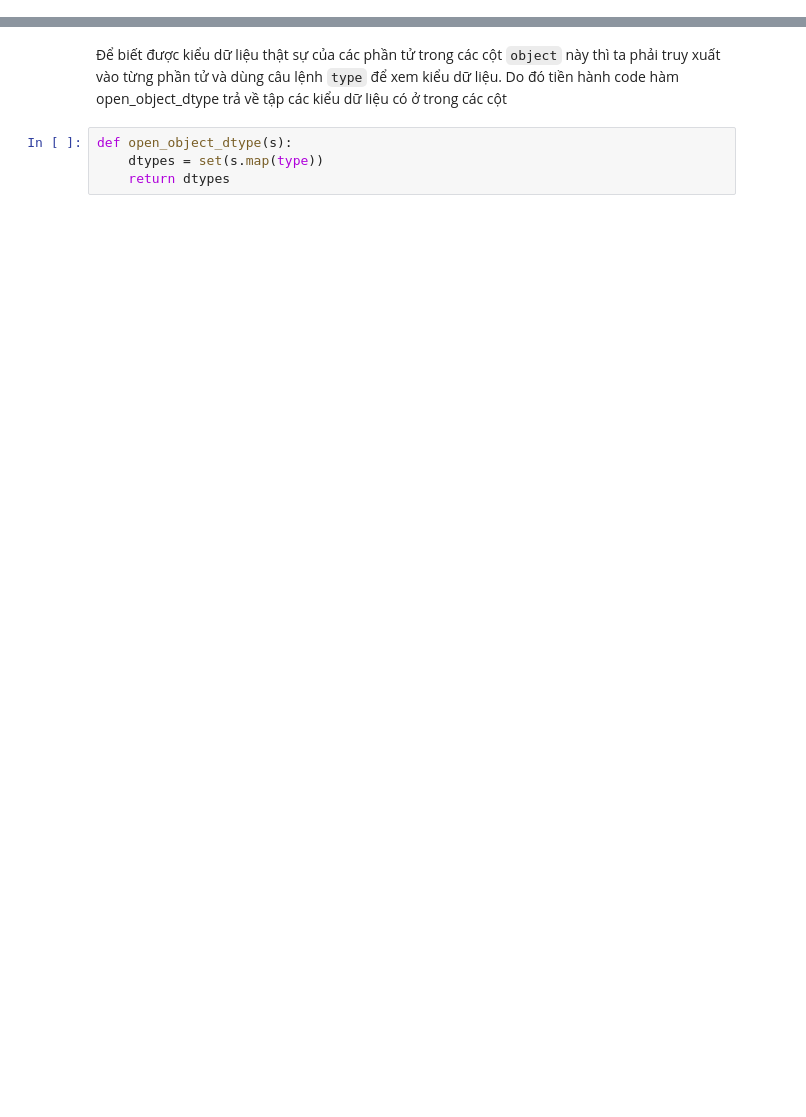
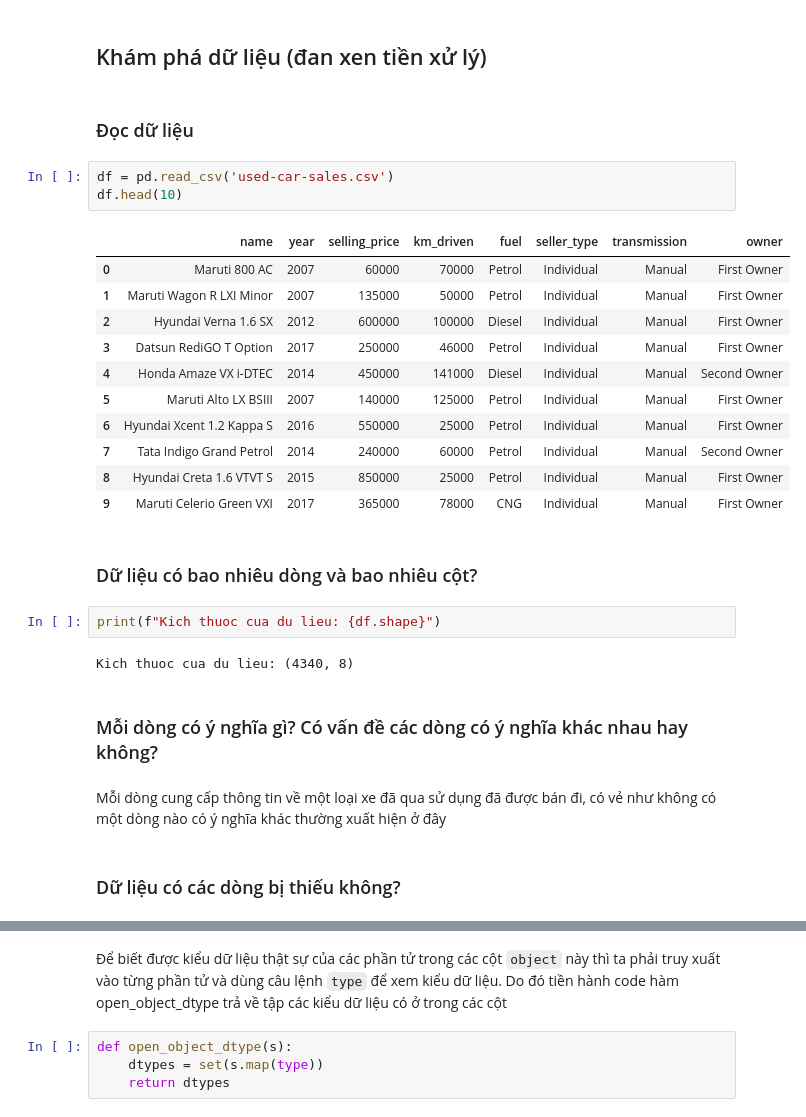
Before and after one commit to syhcmus/LTKHDL, a Jupyter notebook: 18120491_18120540.ipynb, the cells around one changed output, grey strips where cells are left out. Cells and saved outputs as stored; diff of their text form; blank space fills up the shorter version.

```diff
--- a/18120491_18120540.ipynb
+++ b/18120491_18120540.ipynb
@@ -73,0 +21,31 @@ array(['First Owner', 'Second Owner', 'Fourth & Above Owner',
+# %% [markdown]
+## Khám phá dữ liệu (đan xen tiền xử lý)
+# %% [markdown]
+### Đọc dữ liệu
+# %%
+df = pd.read_csv('used-car-sales.csv')
+df.head(10)
+# %% [output]
+|  | name | year | selling_price | km_driven | fuel | seller_type | transmission | owner |
+| 0 | Maruti 800 AC | 2007 | 60000 | 70000 | Petrol | Individual | Manual | First Owner |
+| 1 | Maruti Wagon R LXI Minor | 2007 | 135000 | 50000 | Petrol | Individual | Manual | First Owner |
+| 2 | Hyundai Verna 1.6 SX | 2012 | 600000 | 100000 | Diesel | Individual | Manual | First Owner |
+| 3 | Datsun RediGO T Option | 2017 | 250000 | 46000 | Petrol | Individual | Manual | First Owner |
+| 4 | Honda Amaze VX i-DTEC | 2014 | 450000 | 141000 | Diesel | Individual | Manual | Second Owner |
+| 5 | Maruti Alto LX BSIII | 2007 | 140000 | 125000 | Petrol | Individual | Manual | First Owner |
+| 6 | Hyundai Xcent 1.2 Kappa S | 2016 | 550000 | 25000 | Petrol | Individual | Manual | First Owner |
+| 7 | Tata Indigo Grand Petrol | 2014 | 240000 | 60000 | Petrol | Individual | Manual | Second Owner |
+| 8 | Hyundai Creta 1.6 VTVT S | 2015 | 850000 | 25000 | Petrol | Individual | Manual | First Owner |
+| 9 | Maruti Celerio Green VXI | 2017 | 365000 | 78000 | CNG | Individual | Manual | First Owner |
+# %% [markdown]
+### Dữ liệu có bao nhiêu dòng và bao nhiêu cột?
+# %%
+print(f"Kich thuoc cua du lieu: {df.shape}")
+# %% [output]
+Kich thuoc cua du lieu: (4340, 8)
+# %% [markdown]
+### Mỗi dòng có ý nghĩa gì? Có vấn đề các dòng có ý nghĩa khác nhau hay không?
+# %% [markdown]
+Mỗi dòng cung cấp thông tin về  một loại xe đã qua sử dụng đã được bán đi, có vẻ như không có một dòng nào có ý nghĩa khác thường xuất hiện ở đây
+# %% [markdown]
+### Dữ liệu có các dòng bị thiếu không?
```
Also changed, not shown: parts of 49 cells of this notebook.
